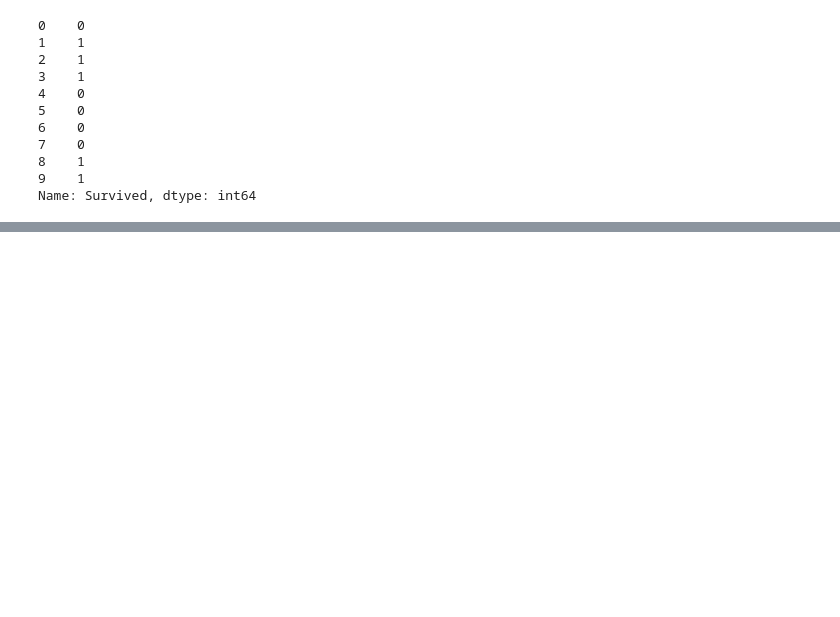
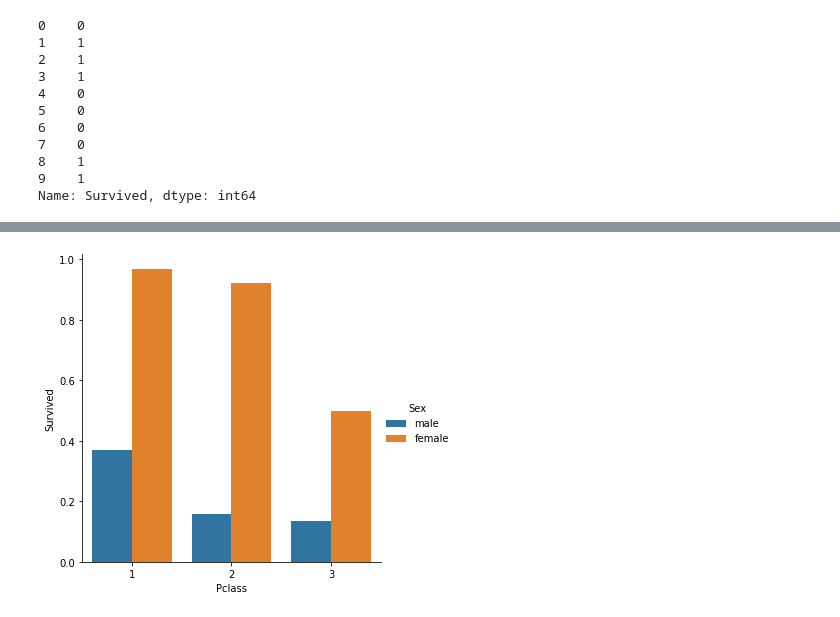
Before and after one commit to santoshrsarangi/tensorflow, a Jupyter notebook: kaggle-competition/titanic.ipynb, the cells around one changed output, grey strips where cells are left out. Cells and saved outputs as stored; diff of their text form; code cells hidden in the pictures; blank space fills up the shorter version.

```diff
--- a/kaggle-competition/titanic.ipynb
+++ b/kaggle-competition/titanic.ipynb
@@ -95,0 +105,4 @@ sns.heatmap(df_data.isnull(), cbar=False)
+# %%
+r = sns.catplot(data=df_data, y="Survived", x="Pclass", hue="Sex", kind="bar", ci=None)
+# %% [output]
+[figure, added]
```
Also changed, not shown: parts of 7 cells of this notebook.
